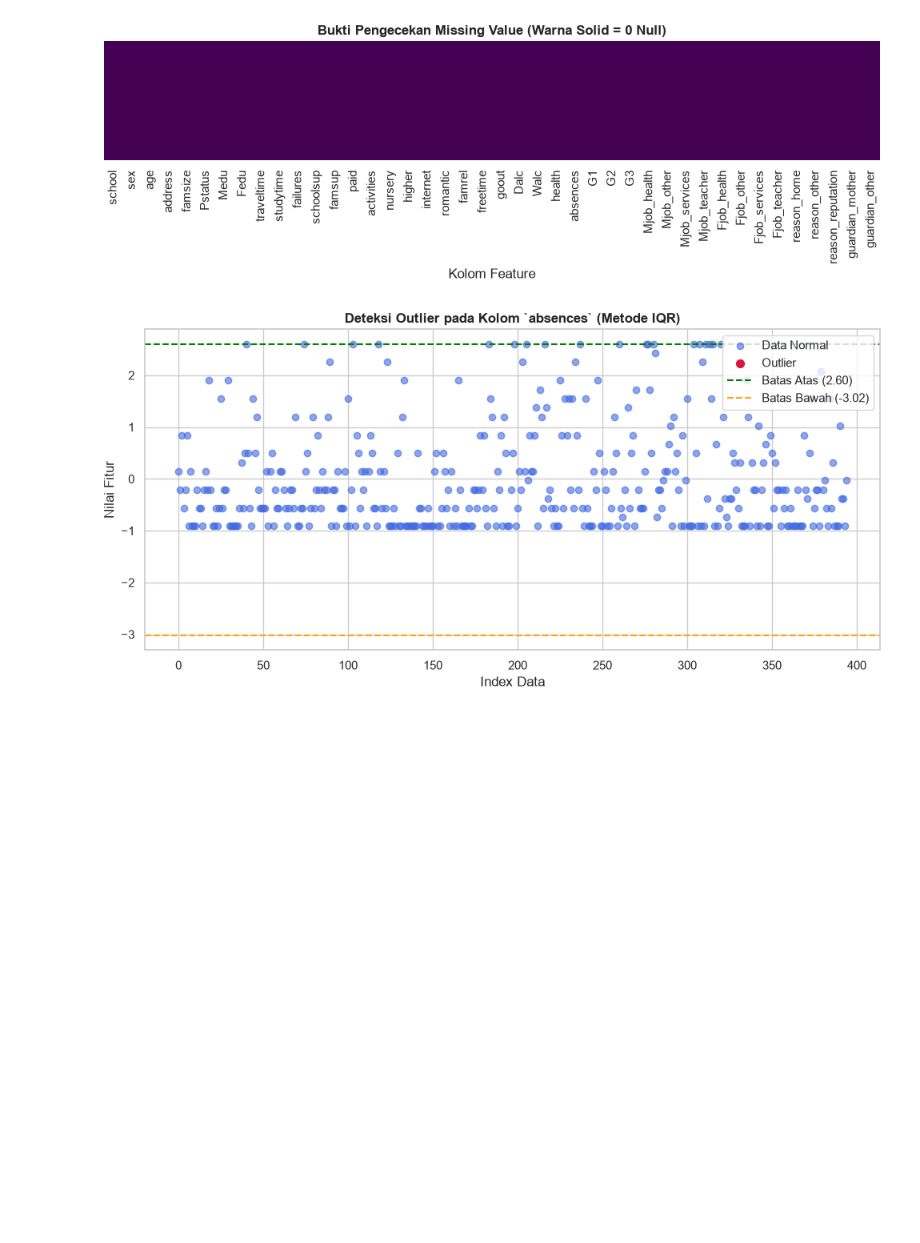
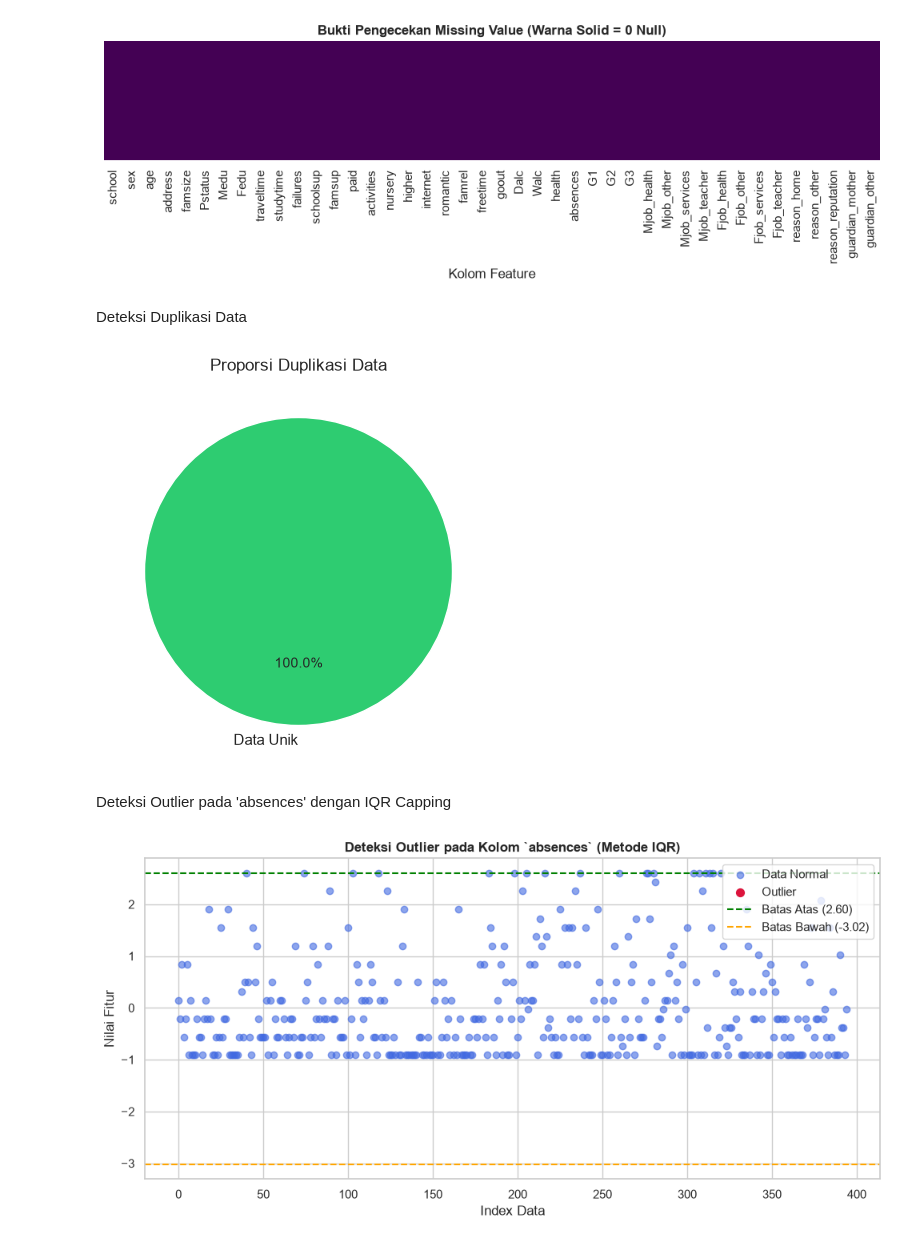
Before and after one commit to NiorTan/Projek-data-mining, a Jupyter notebook: eda_data_cleaned.ipynb, the cells around one changed output. Drawn from its saved outputs; the diff is of its cells as text; code cells hidden in the pictures; blank space fills up the shorter version.

```diff
--- a/eda_data_cleaned.ipynb
+++ b/eda_data_cleaned.ipynb
@@ -19,6 +25,21 @@ plt.tight_layout()
 plt.show()
 # %% [output]
 [figure]
+# %% [markdown]
+Deteksi Duplikasi Data
+# %%
+# Hitung dan plot pie chart dalam bentuk lingkaran
+df.duplicated().value_counts().rename({False: 'Data Unik', True: 'Data Duplikat'}).plot(
+    kind='pie', autopct='%1.1f%%', colors=['#2ecc71', '#e74c3c'], startangle=90, figsize=(5, 5)
+)
+
+plt.title('Proporsi Duplikasi Data')
+plt.ylabel('')
+plt.show()
+# %% [output]
+[figure, added]
+# %% [markdown]
+Deteksi Outlier pada 'absences' dengan IQR Capping
 # %%
 #Tentukan kolom target
 target_col = 'absences'
```
Also changed, not shown: parts of 6 cells of this notebook, 3 other files.
